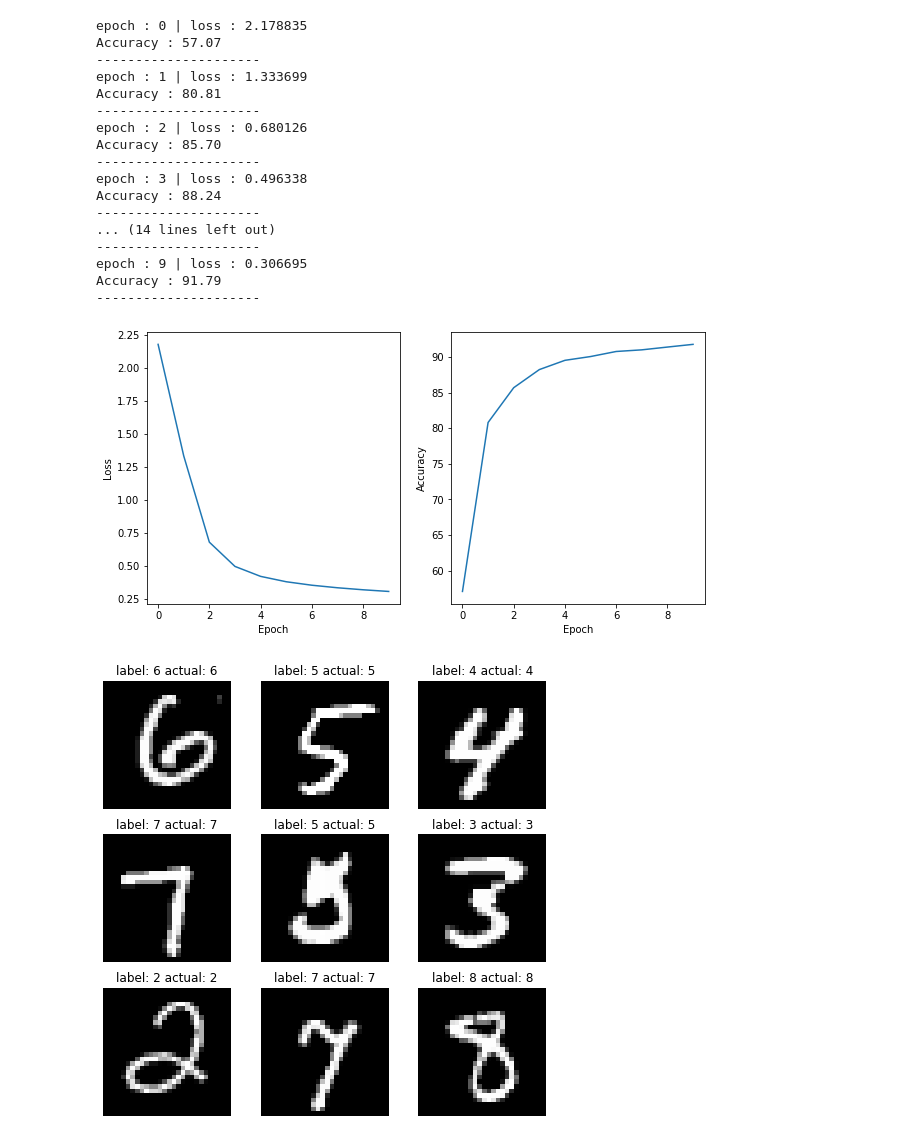
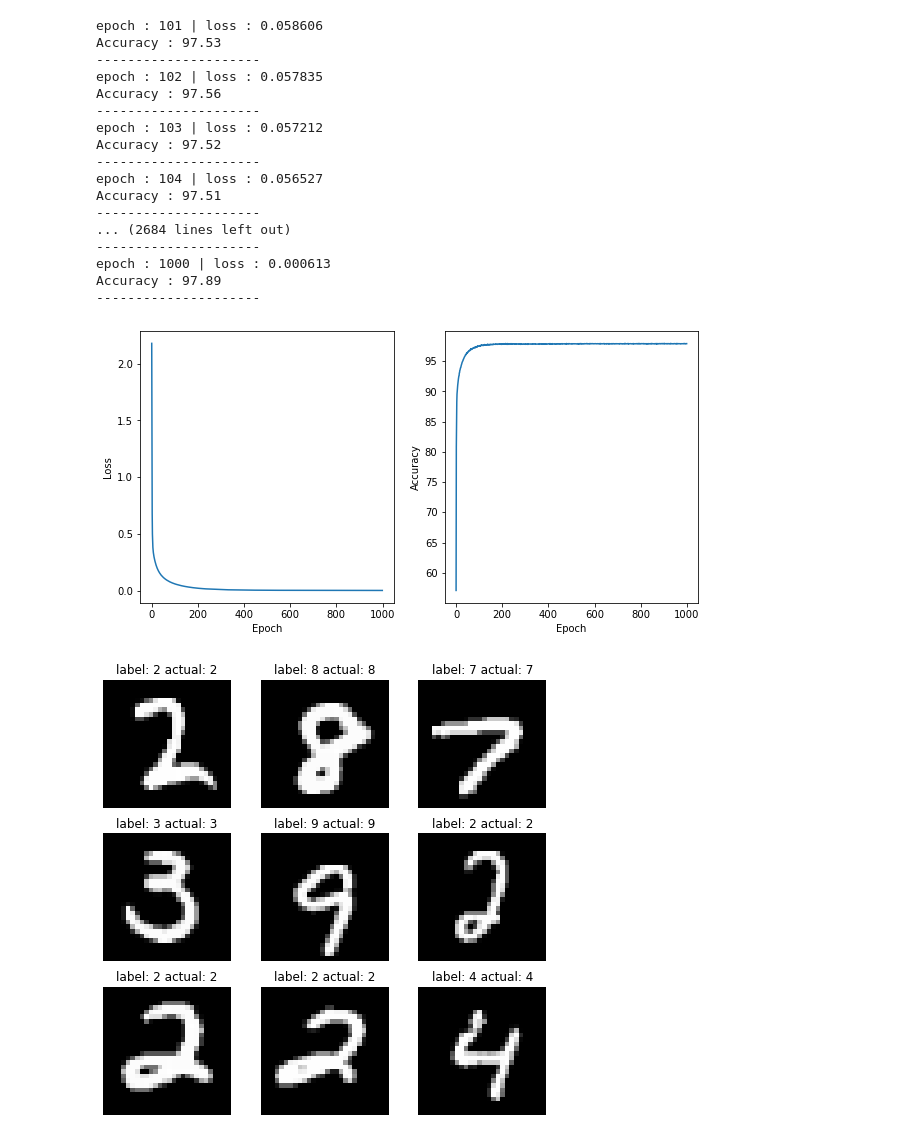
Before and after one commit to LimePencil/MNIST, a Jupyter notebook: MNIST_project/scratch.ipynb, the cells around one changed output. Saved outputs shown, nothing was run; the diff lists cells and outputs as text; code cells hidden in the pictures.

Commit message:
1000 epoch train done

```diff
--- a/MNIST_project/scratch.ipynb
+++ b/MNIST_project/scratch.ipynb
@@ -37,21 +38,33 @@ BATCH_SIZE = 128
 dataset_1_loader = DataLoader(dataset_1, batch_size=BATCH_SIZE, shuffle=True,drop_last=True)
 dataset_2_loader = DataLoader(dataset_2, batch_size=BATCH_SIZE, shuffle=True,drop_last=True)
 # %%
+LOAD = True
 LEARNING_RATE = 0.01
-torch.manual_seed(7777)
+SEED = 7777
+torch.manual_seed(SEED)
 if device == 'cuda':
-    torch.cuda.manual_seed_all(777)
-
+    torch.cuda.manual_seed_all(SEED)
 model = n_net()
 model.zero_grad()
 loss_function = nn.CrossEntropyLoss()
 optimizer = optim.SGD(model.parameters(),lr=LEARNING_RATE)
+TOTAL_BATCH = len(dataset_1_loader)
+EPOCHS = 1000
+loss_list = []
+accuracy_list = []
+epoch = 0
+# %%
+PATH = os.path.join("Saves","pretrained_model.pt")
+SAVE_INTERVAL = 5
+if LOAD:
+    check = torch.load(PATH)
+    model.load_state_dict(check["model"])
+    epoch = check["epoch"]
+    accuracy_list = check["accuracy list"]
+    loss_list = check["loss list"]
+    optimizer.load_state_dict(check["optimizer"])
 # %%
-TOTAL_BATCH = len(dataset_1_loader)
-EPOCHS = np.arange(0,10)
-loss_list = []
-accuracy_list = []
-for epoch in EPOCHS:
+while epoch < EPOCHS:
     cost = 0
     for image, label in dataset_1_loader:
         image = image.reshape(BATCH_SIZE,784)
@@ -74,40 +87,43 @@ for epoch in EPOCHS:
     accuracy = 100*correct/total
     loss_list.append(average_cost.detach().numpy())
     accuracy_list.append(accuracy)
+    epoch+=1
     print("epoch : {} | loss : {:.6f}" .format(epoch, average_cost))
     print("Accuracy : {:.2f}".format(accuracy))
     print("---------------------")
+    if epoch%5 ==0:
+        torch.save({"epoch":epoch,"loss list":loss_list,"accuracy list":accuracy_list,"model":model.state_dict(),"optimizer":optimizer.state_dict()},PATH)
 # %% [output]
-epoch : 0 | loss : 2.178835
-Accuracy : 57.07
+epoch : 101 | loss : 0.058606
+Accuracy : 97.53
 ---------------------
-epoch : 1 | loss : 1.333699
-Accuracy : 80.81
+epoch : 102 | loss : 0.057835
+Accuracy : 97.56
 ---------------------
-epoch : 2 | loss : 0.680126
-Accuracy : 85.70
+epoch : 103 | loss : 0.057212
+Accuracy : 97.52
 ---------------------
-epoch : 3 | loss : 0.496338
-Accuracy : 88.24
+epoch : 104 | loss : 0.056527
+Accuracy : 97.51
 ---------------------
-... (14 lines left out)
+... (2684 lines left out)
 ---------------------
-epoch : 9 | loss : 0.306695
-Accuracy : 91.79
+epoch : 1000 | loss : 0.000613
+Accuracy : 97.89
 ---------------------
 # %%
 plt.figure(figsize=(10,5))
 plt.subplot(1,2,1)
 plt.xlabel('Epoch')
 plt.ylabel('Loss')
-plt.plot(EPOCHS,loss_list)
+plt.plot(np.arange(0,EPOCHS),loss_list)
 plt.subplot(1,2,2)
 plt.xlabel('Epoch')
 plt.ylabel('Accuracy')
-plt.plot(EPOCHS, accuracy_list)
+plt.plot(np.arange(0,EPOCHS), accuracy_list)
 plt.show()
 # %% [output]
-[figure, old version]
+[figure, new version]
 # %%
 figure = plt.figure(figsize=(8, 8))
 cols, rows = 3, 3
@@ -123,4 +139,4 @@ for i in range(1, cols * rows + 1):
     plt.imshow(img.squeeze(), cmap="gray")
 plt.show()
 # %% [output]
-[figure, old version]
+[figure, new version]
```
Also changed, not shown: parts of 1 cell of this notebook, 1 other file.
